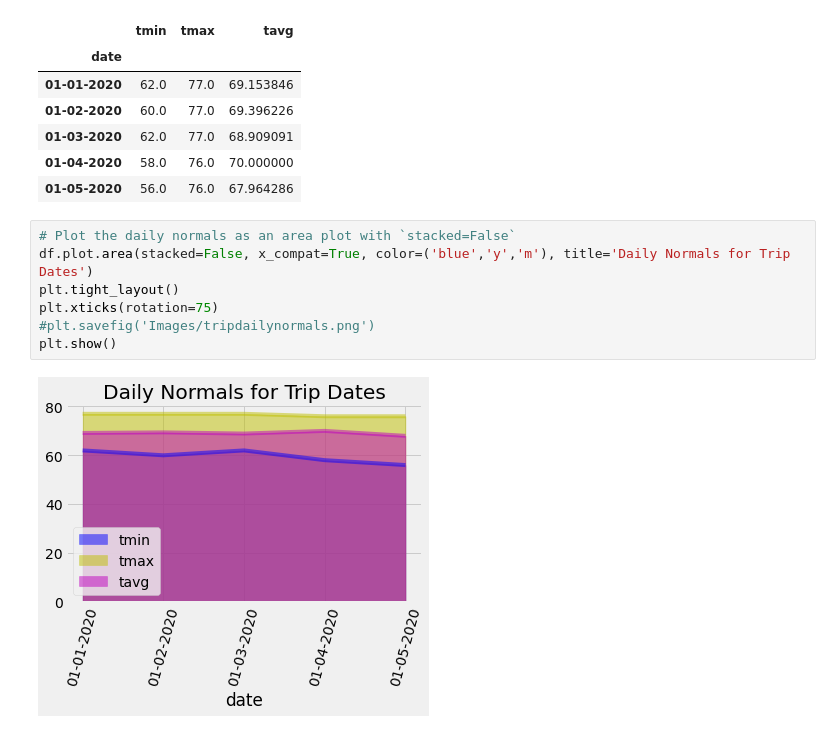
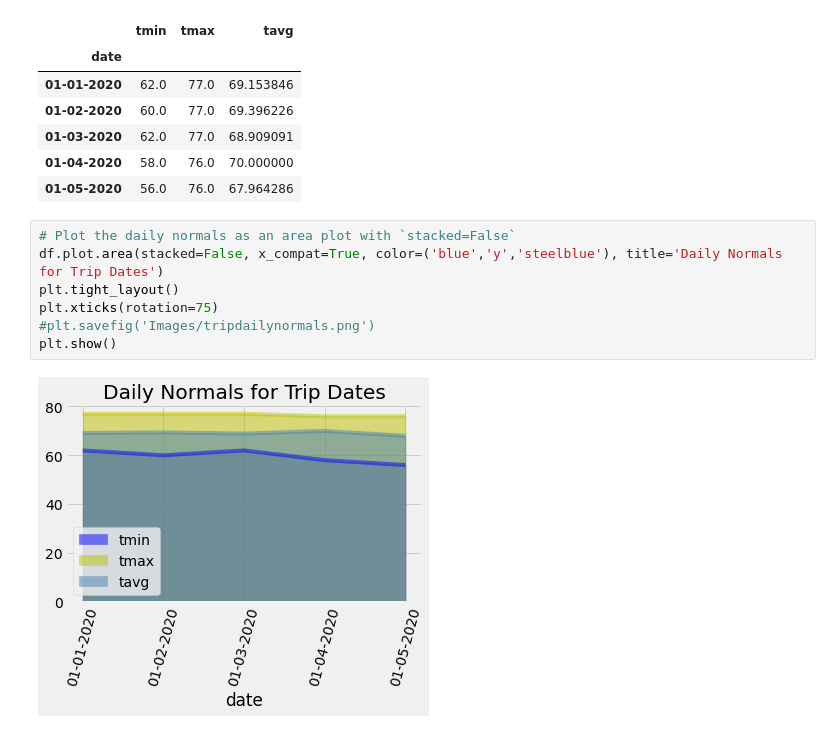
Before and after one commit to citizendez/SQLAlchemy-Challenge, a Jupyter notebook: climate_starter.ipynb, the cells around one changed output. Drawn from its saved outputs; the diff is of its cells as text.

```diff
--- a/climate_starter.ipynb
+++ b/climate_starter.ipynb
@@ -358,10 +358,10 @@ df
 | 01-05-2020 | 56.0 | 76.0 | 67.964286 |
 # %%
 # Plot the daily normals as an area plot with `stacked=False`
-df.plot.area(stacked=False, x_compat=True, color=('blue','y','m'), title='Daily Normals for Trip Dates')
+df.plot.area(stacked=False, x_compat=True, color=('blue','y','steelblue'), title='Daily Normals for Trip Dates')
 plt.tight_layout()
 plt.xticks(rotation=75)
 #plt.savefig('Images/tripdailynormals.png')
 plt.show()
 # %% [output]
-[figure, old version]
+[figure, new version]
```
Also changed, not shown: parts of 2 cells of this notebook.
